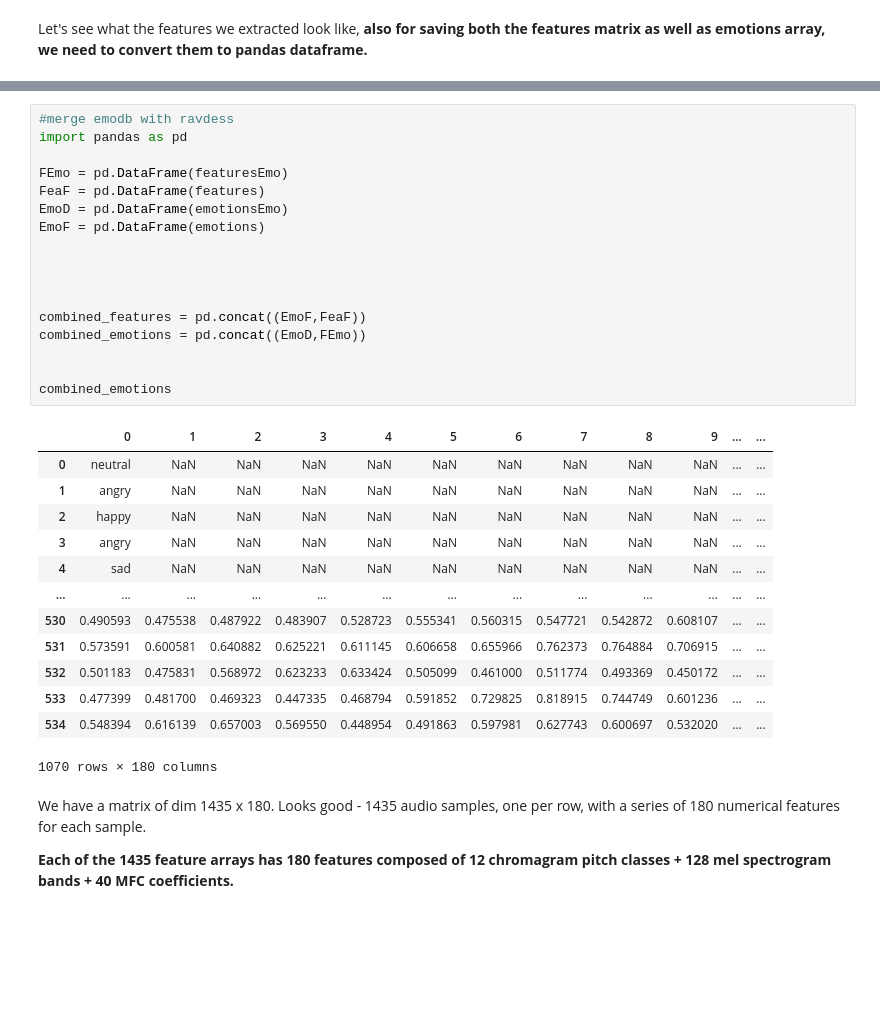
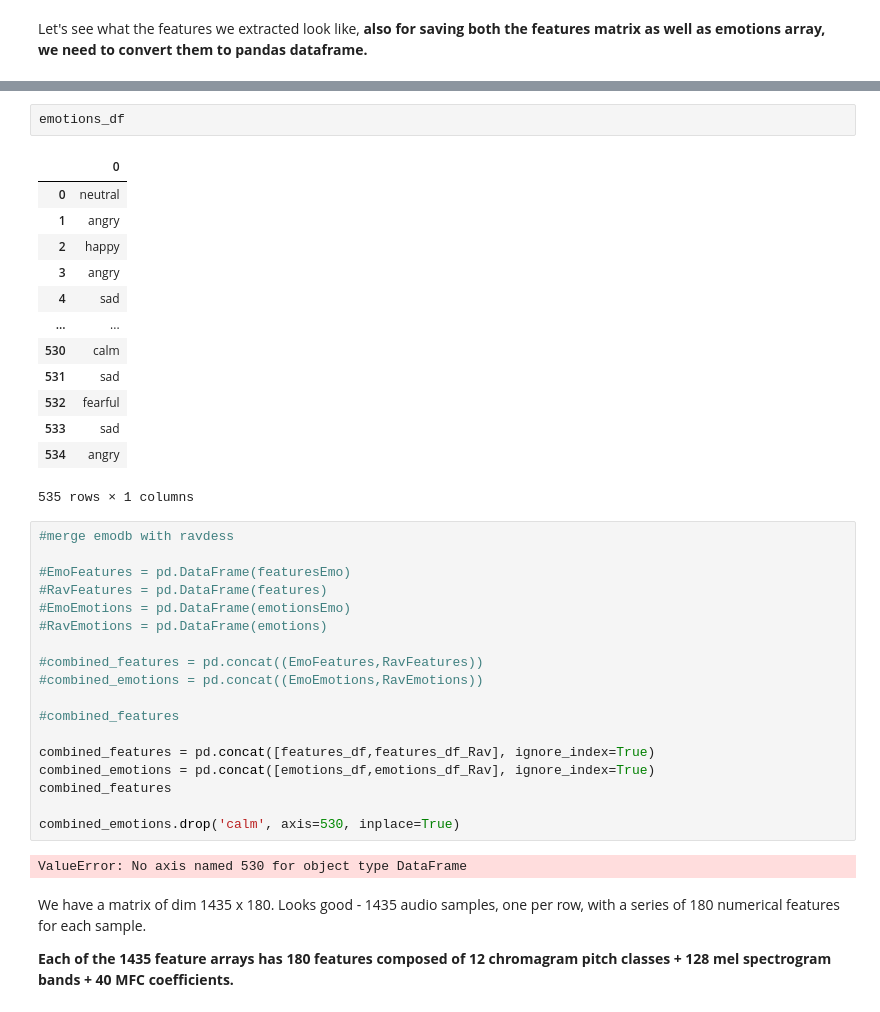
Before and after one commit to IAT-ExploringAI-2024/Week3-Machine_Learning, a Jupyter notebook: Week_3_MachineLearning.ipynb, the cells around one changed output, grey strips where cells are left out. Drawn from its saved outputs; the diff is of its cells as text; blank space fills up the shorter version.

```diff
--- a/Week_3_MachineLearning.ipynb
+++ b/Week_3_MachineLearning.ipynb
@@ -301,34 +307,39 @@ Numerical features extracted per sample: 1
+# %%
+emotions_df
+# %% [output]
+|  | 0 |
+| 0 | neutral |
+| 1 | angry |
+| 2 | happy |
+| 3 | angry |
+| 4 | sad |
+| ... | ... |
+| 530 | calm |
+| 531 | sad |
+| 532 | fearful |
+| 533 | sad |
+| 534 | angry |
+535 rows × 1 columns
 # %%
 #merge emodb with ravdess
-import pandas as pd
 
-FEmo = pd.DataFrame(featuresEmo)
-FeaF = pd.DataFrame(features)
-EmoD = pd.DataFrame(emotionsEmo)
-EmoF = pd.DataFrame(emotions)
+#EmoFeatures = pd.DataFrame(featuresEmo)
+#RavFeatures = pd.DataFrame(features)
+#EmoEmotions = pd.DataFrame(emotionsEmo)
+#RavEmotions = pd.DataFrame(emotions)
 
+#combined_features = pd.concat((EmoFeatures,RavFeatures))
+#combined_emotions = pd.concat((EmoEmotions,RavEmotions))
 
+#combined_features
 
+combined_features = pd.concat([features_df,features_df_Rav], ignore_index=True)
+combined_emotions = pd.concat([emotions_df,emotions_df_Rav], ignore_index=True)
+combined_features
 
-combined_features = pd.concat((EmoF,FeaF))
-combined_emotions = pd.concat((EmoD,FEmo))
-
-
-combined_emotions
+combined_emotions.drop('calm', axis=530, inplace=True)
 # %% [output]
-|  | 0 | 1 | 2 | 3 | 4 | 5 | 6 | 7 | 8 | 9 | ... | ... |
-| 0 | neutral | NaN | NaN | NaN | NaN | NaN | NaN | NaN | NaN | NaN | ... | ... |
-| 1 | angry | NaN | NaN | NaN | NaN | NaN | NaN | NaN | NaN | NaN | ... | ... |
-| 2 | happy | NaN | NaN | NaN | NaN | NaN | NaN | NaN | NaN | NaN | ... | ... |
-| 3 | angry | NaN | NaN | NaN | NaN | NaN | NaN | NaN | NaN | NaN | ... | ... |
-| 4 | sad | NaN | NaN | NaN | NaN | NaN | NaN | NaN | NaN | NaN | ... | ... |
-| ... | ... | ... | ... | ... | ... | ... | ... | ... | ... | ... | ... | ... |
-| 530 | 0.490593 | 0.475538 | 0.487922 | 0.483907 | 0.528723 | 0.555341 | 0.560315 | 0.547721 | 0.542872 | 0.608107 | ... | ... |
-| 531 | 0.573591 | 0.600581 | 0.640882 | 0.625221 | 0.611145 | 0.606658 | 0.655966 | 0.762373 | 0.764884 | 0.706915 | ... | ... |
-| 532 | 0.501183 | 0.475831 | 0.568972 | 0.623233 | 0.633424 | 0.505099 | 0.461000 | 0.511774 | 0.493369 | 0.450172 | ... | ... |
-| 533 | 0.477399 | 0.481700 | 0.469323 | 0.447335 | 0.468794 | 0.591852 | 0.729825 | 0.818915 | 0.744749 | 0.601236 | ... | ... |
-| 534 | 0.548394 | 0.616139 | 0.657003 | 0.569550 | 0.448954 | 0.491863 | 0.597981 | 0.627743 | 0.600697 | 0.532020 | ... | ... |
-1070 rows × 180 columns
+ValueError: No axis named 530 for object type DataFrame
 # %% [markdown]
 We have a matrix of dim 1435 x 180. Looks good - 1435 audio samples, one per row, with a series of
 180 numerical features for each sample.
```
Also changed, not shown: parts of 6 cells of this notebook.
